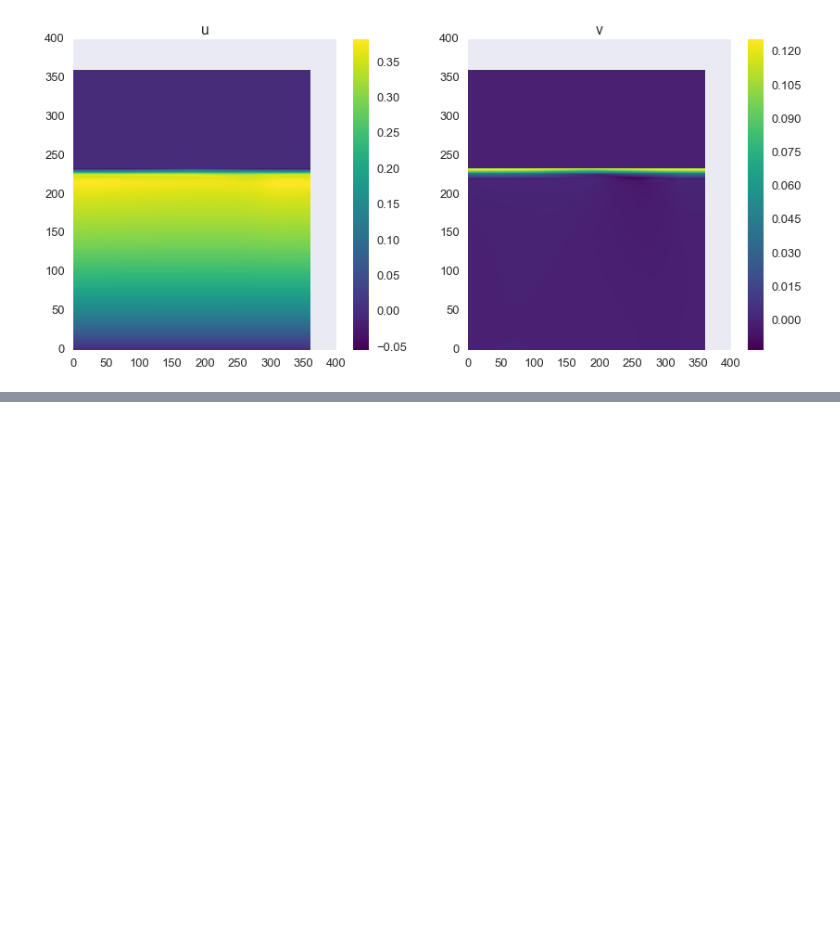
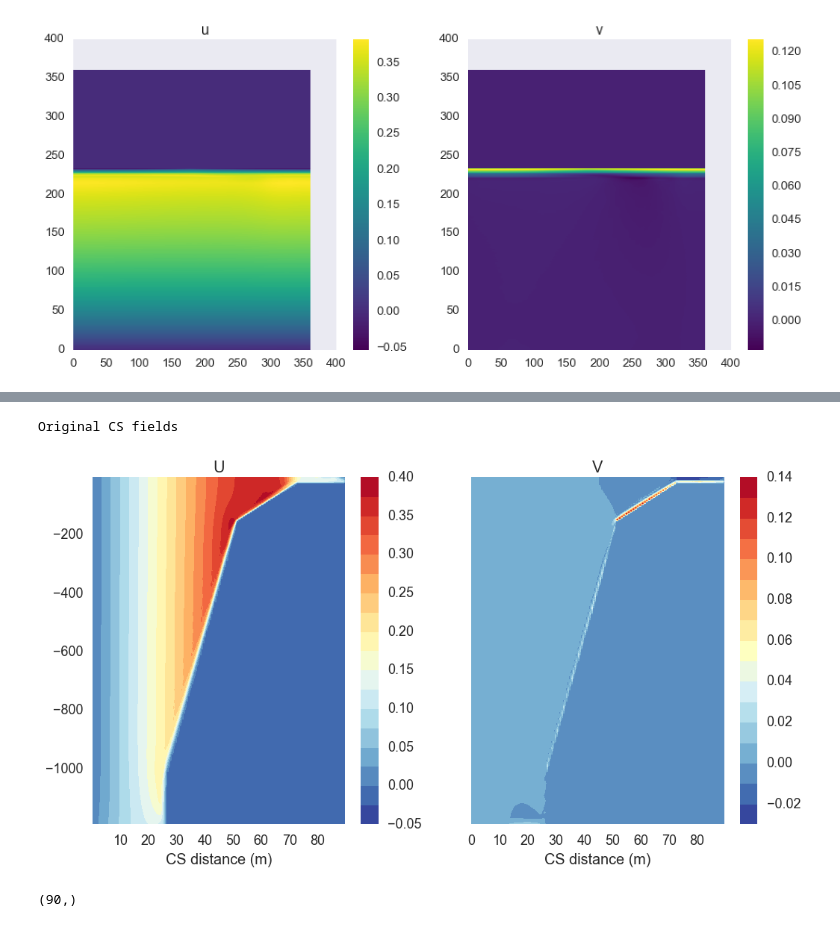
Before and after one commit to UBC-MOAD/buildcanyon, a Jupyter notebook: Stratification/BCs_and_ICs_from_run42.ipynb, the cells around one changed output, grey strips where cells are left out. Cells and saved outputs as stored; diff of their text form; code cells hidden in the pictures; blank space fills up the shorter version.

```diff
--- a/Stratification/BCs_and_ICs_from_run42.ipynb
+++ b/Stratification/BCs_and_ICs_from_run42.ipynb
@@ -319,0 +320,40 @@ ax[1].set_title('v')
+# %%
+UU = state.U.isel(T=6)
+VV = state.V.isel(T=6)
+
+# unstagger
+UU_day3, VV_day3 = rdout.unstagger(UU,VV)
+# %%
+UU_CS = UU.isel(Xp1=120)
+VV_CS = VV.isel(X=120,Yp1=slice(0,360))
+
+UU_CS_ext = np.array(UU_CS.data)
+VV_CS_ext = np.array(VV_CS.data)
+# %%
+sns.set_context('talk')
+fig,ax = plt.subplots(1,2,figsize=(12,6), sharey = True)
+
+cf1 = ax[0].contourf(gridNoC.YC[:,120]/1000,gridNoC.RC,UU_CS,20, cmap = 'RdYlBu_r')
+plt.colorbar(cf1,ax = ax[0])
+ax[0].set_title('U')
+ax[0].set_xlabel('CS distance (m)')
+
+
+cf2 = ax[1].contourf(gridNoC.Yp1[:360]/1000,gridNoC.RC,VV_CS,20, cmap = 'RdYlBu_r')
+plt.colorbar(cf2,ax = ax[1])
+ax[1].set_title('V')
+ax[1].set_xlabel('CS distance (m)')
+
+print('Original CS fields')
+# %% [output]
+Original CS fields
+[figure, added]
+# %%
+LandInd = np.nanargmin(gridNoC.HFacC[:,:,120],axis=1) # first land cell from open ocean to coast on a CS slice
+print(np.shape(LandInd))
+
+for kk in range(90):
+    UU_CS_ext[kk,:][UU_CS_ext[kk,:]==0.0] = UU_CS[kk,LandInd[kk]-1]
+    VV_CS_ext[kk,:][VV_CS_ext[kk,:]==0.0] = VV_CS[kk,LandInd[kk]-1]
+# %% [output]
+(90,)
```
Also changed, not shown: parts of 7 cells of this notebook.
